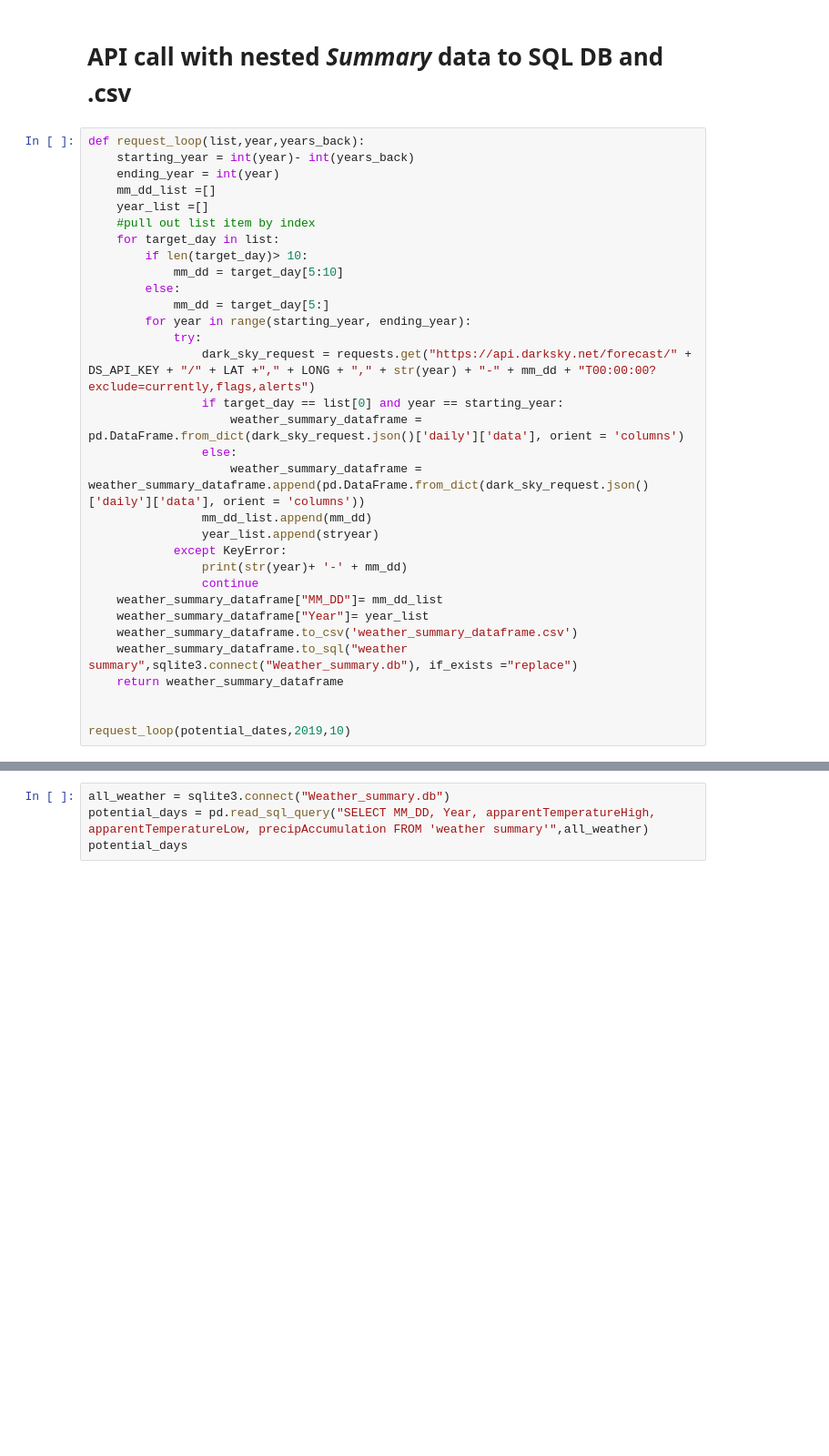
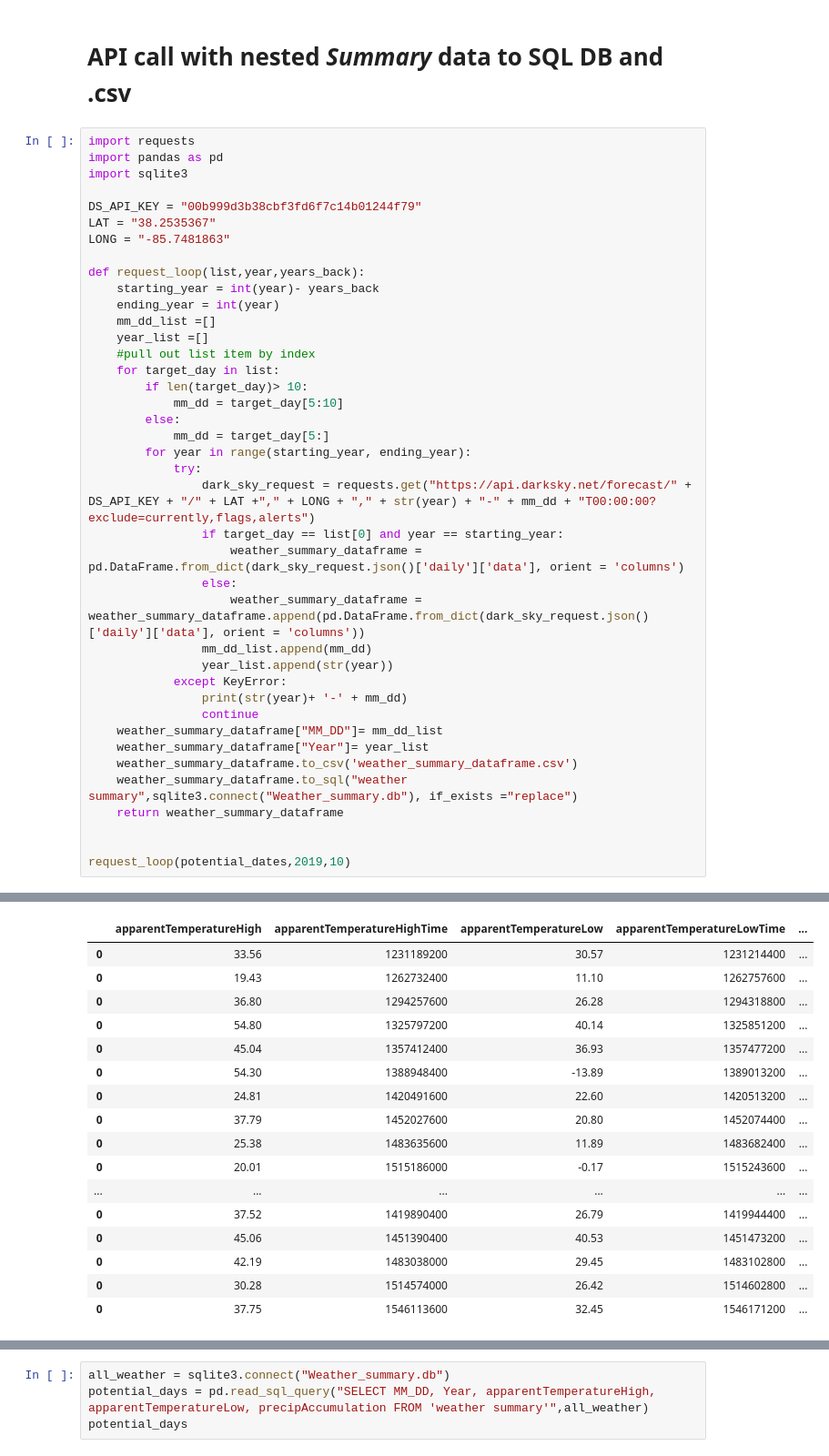
Before and after one commit to imidaho/Best-Party-Days, a Jupyter notebook: Best Party Days.ipynb, the cells around one changed output, grey strips where cells are left out. Shown at 91% size. Saved outputs shown, nothing was run; the diff lists cells and outputs as text; blank space fills up the shorter version.

```diff
--- a/Best Party Days.ipynb
+++ b/Best Party Days.ipynb
@@ -58,8 +58,16 @@ len(potential_dates)
 # %% [markdown]
 # API call with nested *Summary* data to SQL DB and .csv
 # %%
+import requests
+import pandas as pd
+import sqlite3
+
+DS_API_KEY = "00b999d3b38cbf3fd6f7c14b01244f79"
+LAT = "38.2535367"
+LONG = "-85.7481863"
+
 def request_loop(list,year,years_back):
-    starting_year = int(year)- int(years_back)
+    starting_year = int(year)- years_back
     ending_year = int(year)
     mm_dd_list =[]
     year_list =[]
@@ -77,7 +85,7 @@ def request_loop(list,year,years_back):
                 else:
                     weather_summary_dataframe = weather_summary_dataframe.append(pd.DataFrame.from_dict(dark_sky_request.json()['daily']['data'], orient = 'columns'))
                 mm_dd_list.append(mm_dd)
-                year_list.append(stryear)
+                year_list.append(str(year))
             except KeyError:
                 print(str(year)+ '-' + mm_dd)
                 continue
@@ -93,0 +108,17 @@ TypeError: can only concatenate str (not "float") to str
+|  | apparentTemperatureHigh | apparentTemperatureHighTime | apparentTemperatureLow | apparentTemperatureLowTime | ... |
+| 0 | 33.56 | 1231189200 | 30.57 | 1231214400 | ... |
+| 0 | 19.43 | 1262732400 | 11.10 | 1262757600 | ... |
+| 0 | 36.80 | 1294257600 | 26.28 | 1294318800 | ... |
+| 0 | 54.80 | 1325797200 | 40.14 | 1325851200 | ... |
+| 0 | 45.04 | 1357412400 | 36.93 | 1357477200 | ... |
+| 0 | 54.30 | 1388948400 | -13.89 | 1389013200 | ... |
+| 0 | 24.81 | 1420491600 | 22.60 | 1420513200 | ... |
+| 0 | 37.79 | 1452027600 | 20.80 | 1452074400 | ... |
+| 0 | 25.38 | 1483635600 | 11.89 | 1483682400 | ... |
+| 0 | 20.01 | 1515186000 | -0.17 | 1515243600 | ... |
+| ... | ... | ... | ... | ... | ... |
+| 0 | 37.52 | 1419890400 | 26.79 | 1419944400 | ... |
+| 0 | 45.06 | 1451390400 | 40.53 | 1451473200 | ... |
+| 0 | 42.19 | 1483038000 | 29.45 | 1483102800 | ... |
+| 0 | 30.28 | 1514574000 | 26.42 | 1514602800 | ... |
+| 0 | 37.75 | 1546113600 | 32.45 | 1546171200 | ... |
```
Also changed, not shown: parts of 2 cells of this notebook, 1 other file.
